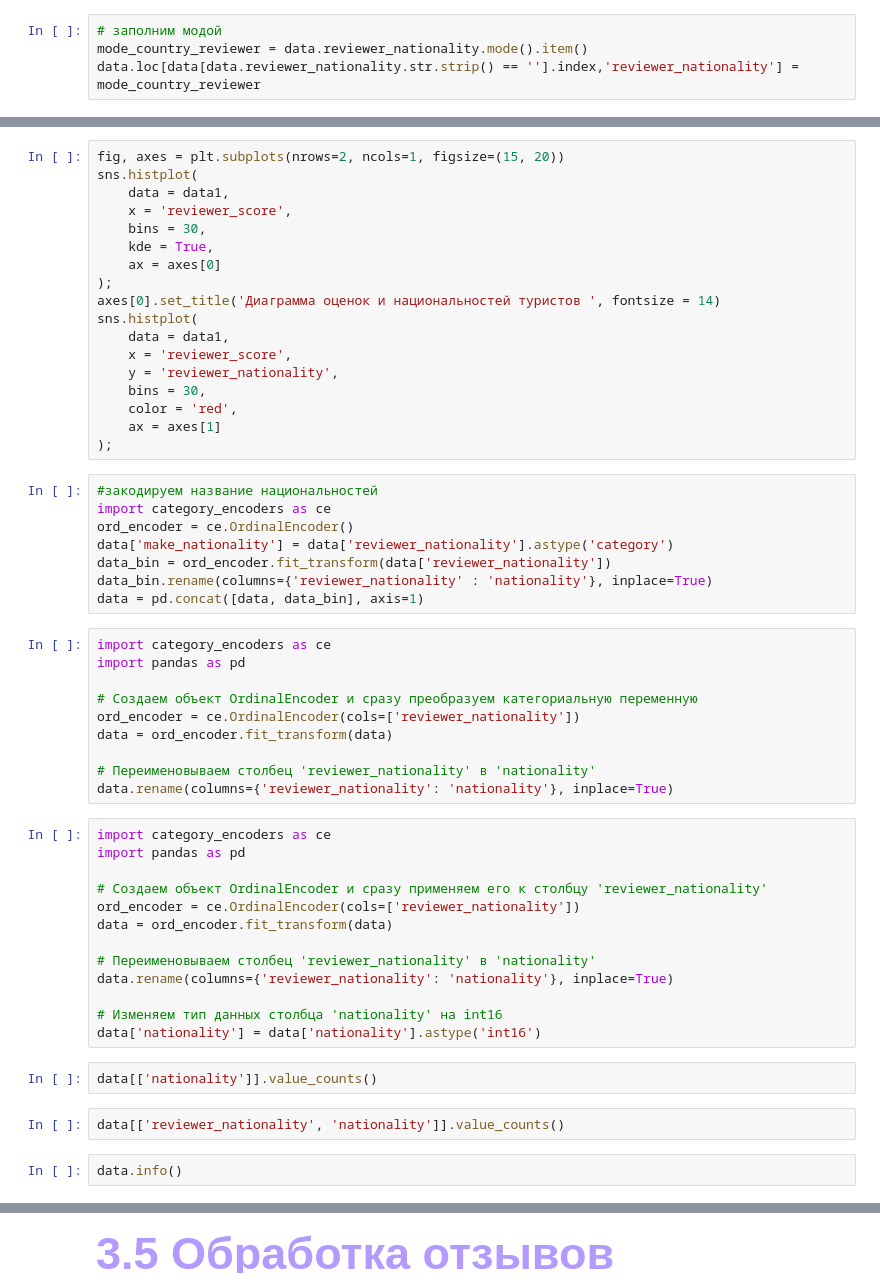
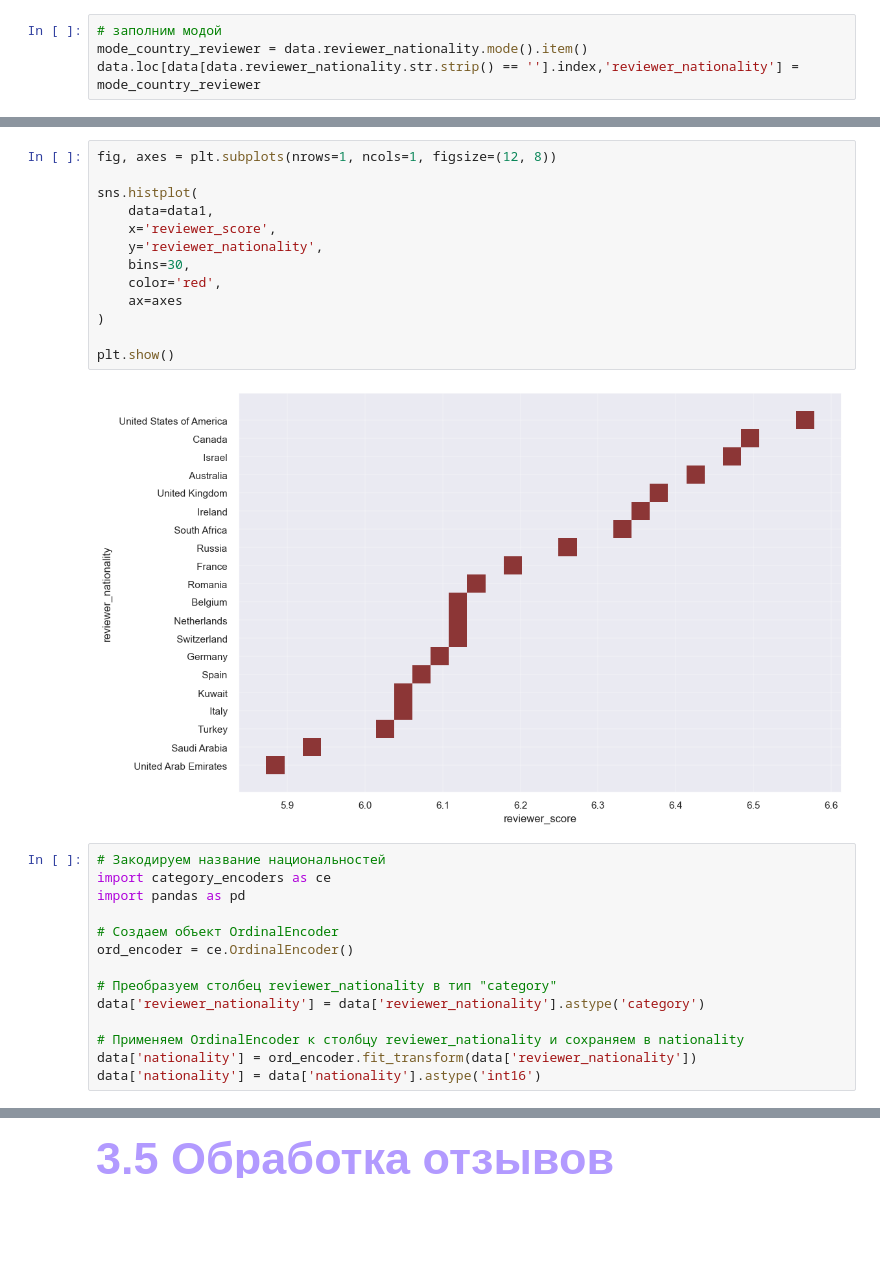
Before and after one commit to Wladeemer/SF_DSPR-111-PROJECT-3-EDA_Feature_Engineering_Kaggle, a Jupyter notebook: Booking_reviews.ipynb, the cells around one changed output, grey strips where cells are left out. Saved outputs shown, nothing was run; the diff lists cells and outputs as text; blank space fills up the shorter version.

```diff
--- a/Booking_reviews.ipynb
+++ b/Booking_reviews.ipynb
@@ -812,55 +1111,29 @@ plt.show()
 # %%
-fig, axes = plt.subplots(nrows=2, ncols=1, figsize=(15, 20))
+fig, axes = plt.subplots(nrows=1, ncols=1, figsize=(12, 8))
+
 sns.histplot(
-    data = data1,
-    x = 'reviewer_score',
-    bins = 30,
-    kde = True,
-    ax = axes[0]
-);
-axes[0].set_title('Диаграмма оценок и национальностей туристов ', fontsize = 14)
-sns.histplot(
-    data = data1,
-    x = 'reviewer_score',
-    y = 'reviewer_nationality',
-    bins = 30,
-    color = 'red',
-    ax = axes[1]
-);
+    data=data1,
+    x='reviewer_score',
+    y='reviewer_nationality',
+    bins=30,
+    color='red',
+    ax=axes
+)
+
+plt.show()
+# %% [output]
+[figure, added]
 # %%
-#закодируем название национальностей
+# Закодируем название национальностей
 import category_encoders as ce
+import pandas as pd
+
+# Создаем объект OrdinalEncoder
 ord_encoder = ce.OrdinalEncoder()
-data['make_nationality'] = data['reviewer_nationality'].astype('category')
-data_bin = ord_encoder.fit_transform(data['reviewer_nationality'])
-data_bin.rename(columns={'reviewer_nationality' : 'nationality'}, inplace=True)
-data = pd.concat([data, data_bin], axis=1)
+
+# Преобразуем столбец reviewer_nationality в тип "category"
+data['reviewer_nationality'] = data['reviewer_nationality'].astype('category')
+
+# Применяем OrdinalEncoder к столбцу reviewer_nationality и сохраняем в nationality
+data['nationality'] = ord_encoder.fit_transform(data['reviewer_nationality'])
+data['nationality'] = data['nationality'].astype('int16')
-# %%
-import category_encoders as ce
-import pandas as pd
-
-# Создаем объект OrdinalEncoder и сразу преобразуем категориальную переменную
-ord_encoder = ce.OrdinalEncoder(cols=['reviewer_nationality'])
-data = ord_encoder.fit_transform(data)
-
-# Переименовываем столбец 'reviewer_nationality' в 'nationality'
-data.rename(columns={'reviewer_nationality': 'nationality'}, inplace=True)
-# %%
-import category_encoders as ce
-import pandas as pd
-
-# Создаем объект OrdinalEncoder и сразу применяем его к столбцу 'reviewer_nationality'
-ord_encoder = ce.OrdinalEncoder(cols=['reviewer_nationality'])
-data = ord_encoder.fit_transform(data)
-
-# Переименовываем столбец 'reviewer_nationality' в 'nationality'
-data.rename(columns={'reviewer_nationality': 'nationality'}, inplace=True)
-
-# Изменяем тип данных столбца 'nationality' на int16
-data['nationality'] = data['nationality'].astype('int16')
-# %%
-data[['nationality']].value_counts()
-# %%
-data[['reviewer_nationality', 'nationality']].value_counts()
-# %%
-data.info()
```
Also changed, not shown: parts of 99 cells of this notebook, 1 other file.
